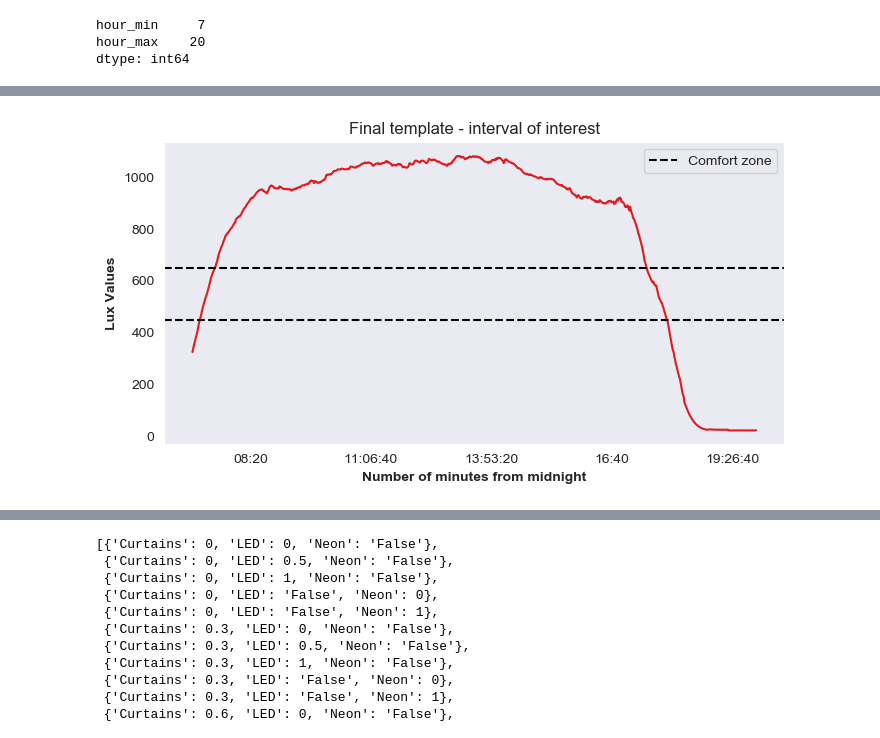
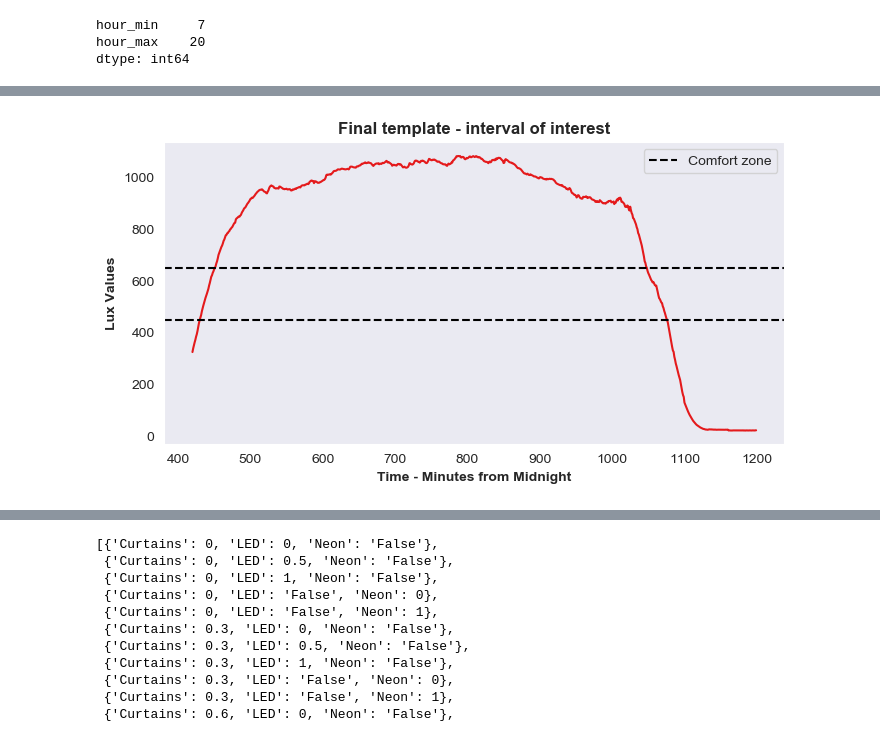
Before and after one commit to giacomomiolo/iot-optimizing-light, a Jupyter notebook: IoT_Exam.ipynb, the cells around one changed output, grey strips where cells are left out. Cells and saved outputs as stored; diff of their text form; code cells hidden in the pictures.

```diff
--- a/IoT_Exam.ipynb
+++ b/IoT_Exam.ipynb
@@ -1312,21 +1265,22 @@ dtype: int64
 # %%
 # VISUALIZE - final TEMPLATE with mov_range
 
 fig, ax = plt.subplots(figsize=(8, 4), dpi=100)
 
 data = z_tmp_final[mov_range.hour_min*60:mov_range.hour_max*60]
 
-ax.plot([time(h,m,0) for h, m in zip(data.hour,data.minute)], data.outdoor_light)
+ax.plot(data.outdoor_light)
 
-ax.set_title('Final template - interval of interest')
+ax.set_title('Final template - interval of interest', fontweight = 'bold')
 
 ax.axhline(450, linestyle = '--', color='black', label = 'Comfort zone')
 ax.axhline(650, linestyle = '--', color='black')
-ax.set_xlabel("Time", fontweight='bold')
+ax.set_xlabel("Time - Minutes from Midnight", fontweight='bold')
 ax.set_ylabel("Lux Values", fontweight='bold')
 
 plt.legend()
 
+plt.savefig('Final template (interval of interest) - Method 2.png')
 plt.show()
 # %% [output]
-[figure, old version]
+[figure, new version]
```
Also changed, not shown: parts of 35 cells of this notebook.
